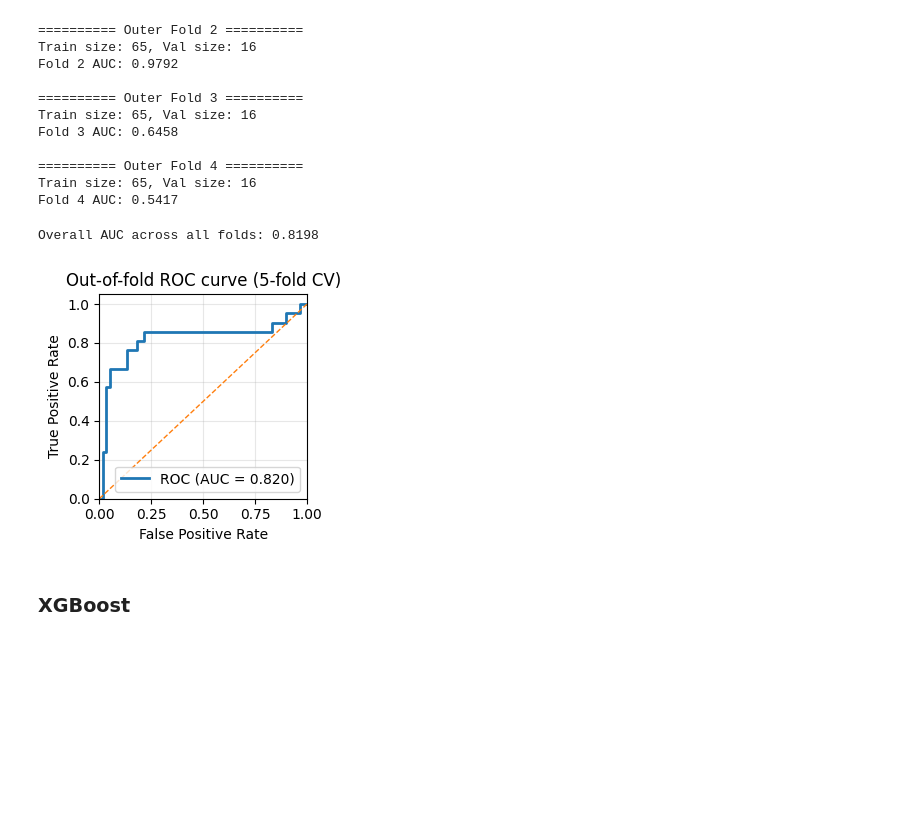
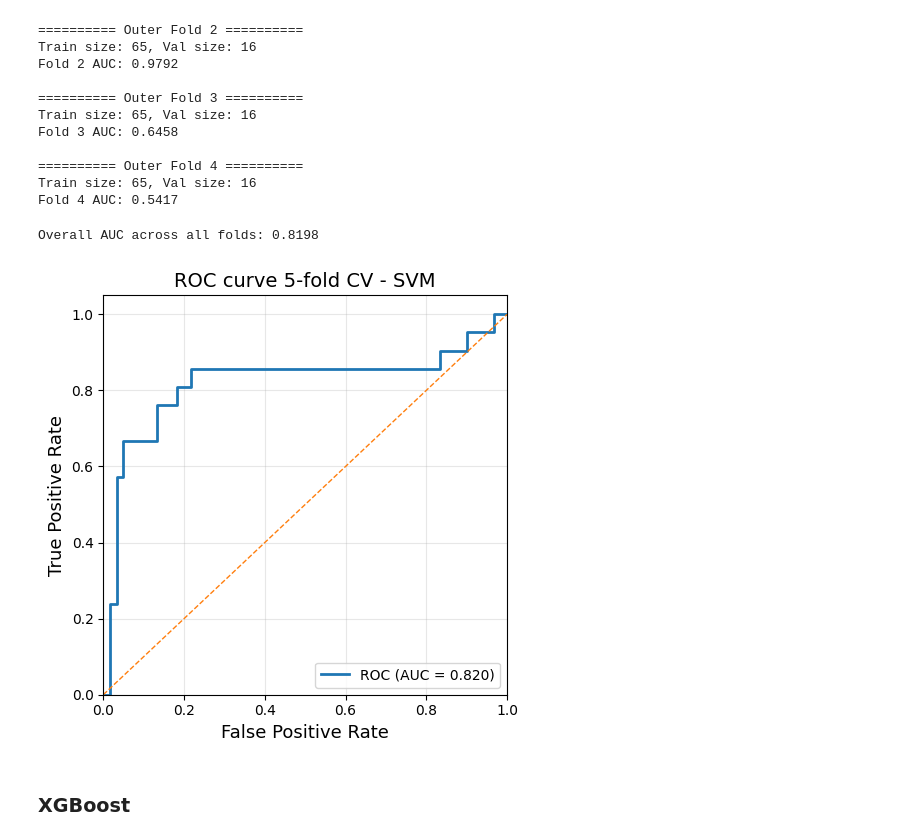
Before and after one commit to zhennongchen/Osteosarcoma, a Jupyter notebook: ML_models.ipynb, the cells around one changed output. Cells and saved outputs as stored; diff of their text form; code cells hidden in the pictures; blank space fills up the shorter version.

```diff
--- a/ML_models.ipynb
+++ b/ML_models.ipynb
@@ -24,7 +24,7 @@ from tkinter import font
 from sklearn.metrics import roc_curve, auc
 from sklearn.metrics import roc_auc_score
 
-def plot_roc_curve(y_true, y_prob, figsize=(6,6), title = "ROC curve"):
+def plot_roc_curve(y_true, y_prob, figsize=(6,6), title = "ROC curve", save_true = False, save_path = None):
 
     fpr, tpr, thresholds = roc_curve(y_true, y_prob)
     auc = roc_auc_score(y_true, y_prob)
@@ -41,7 +41,10 @@ def plot_roc_curve(y_true, y_prob, figsize=(6,6), title = "ROC curve"):
     plt.grid(alpha=0.3)
 
     plt.tight_layout()
-    plt.show()
+    if not save_true:
+        plt.show()
+    if save_true and save_path is not None:
+        plt.savefig(save_path)
 # %% [markdown]
 ### patient split
 # %%
@@ -289,15 +292,15 @@ Fold 4 AUC: 0.5417
 # %%
 # load the saved predictions and evaluate overall AUC
 df_pred = pd.read_excel(os.path.join(out_dir, 'predictions.xlsx'))
 y_true = df_pred['Pathologic_Response_Necrosis_gt90pct'].values
 y_prob = df_pred['pred_prob'].values
 overall_auc = roc_auc_score(y_true, y_prob)
 print(f"\nOverall AUC across all folds: {overall_auc:.4f}")
 
-ff.plot_roc_curve(y_true,y_prob, figsize = (3,3))
+plot_roc_curve(y_true,y_prob, figsize = (5,5),title = "ROC curve 5-fold CV - SVM", save_true = True, save_path = os.path.join(out_dir, 'ROC_curve_5foldCV_SVM.pdf'))
 # %% [output]
 Overall AUC across all folds: 0.8198
-[figure, old version]
+[figure, new version]
 # %% [markdown]
 ### XGBoost
 # %%
```
Also changed, not shown: parts of 3 cells of this notebook.
